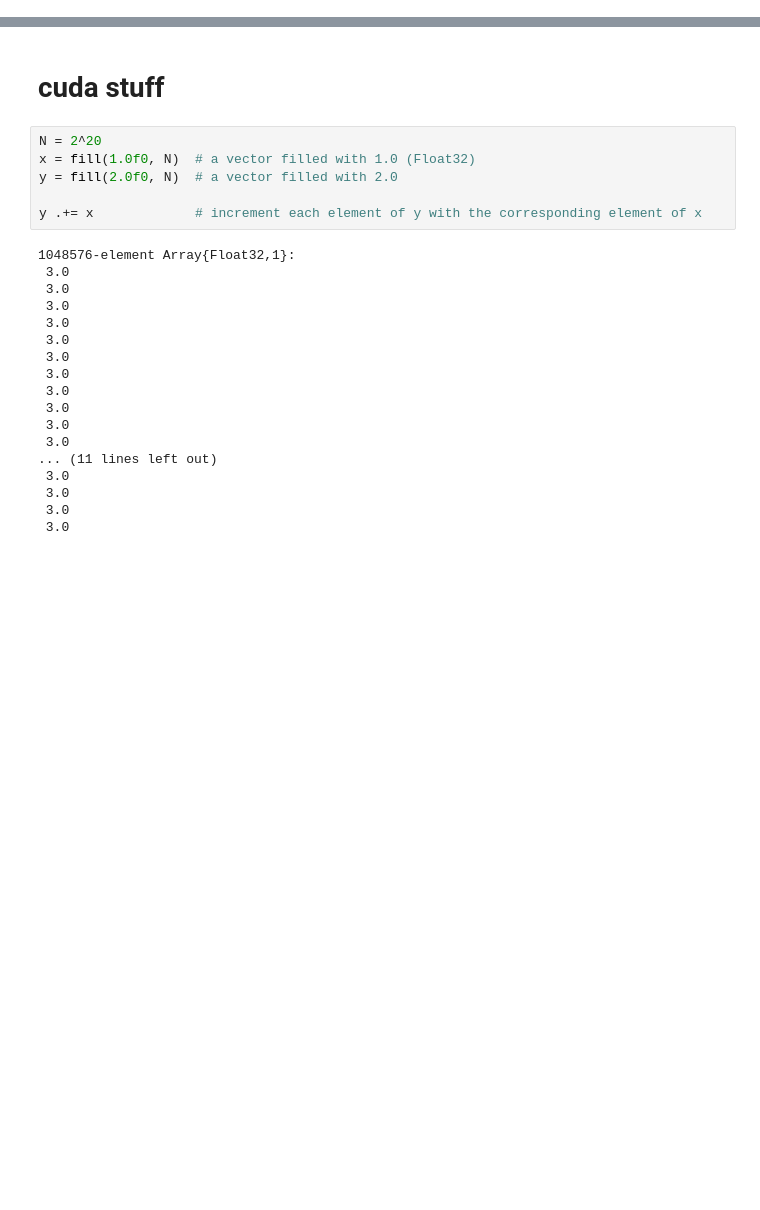
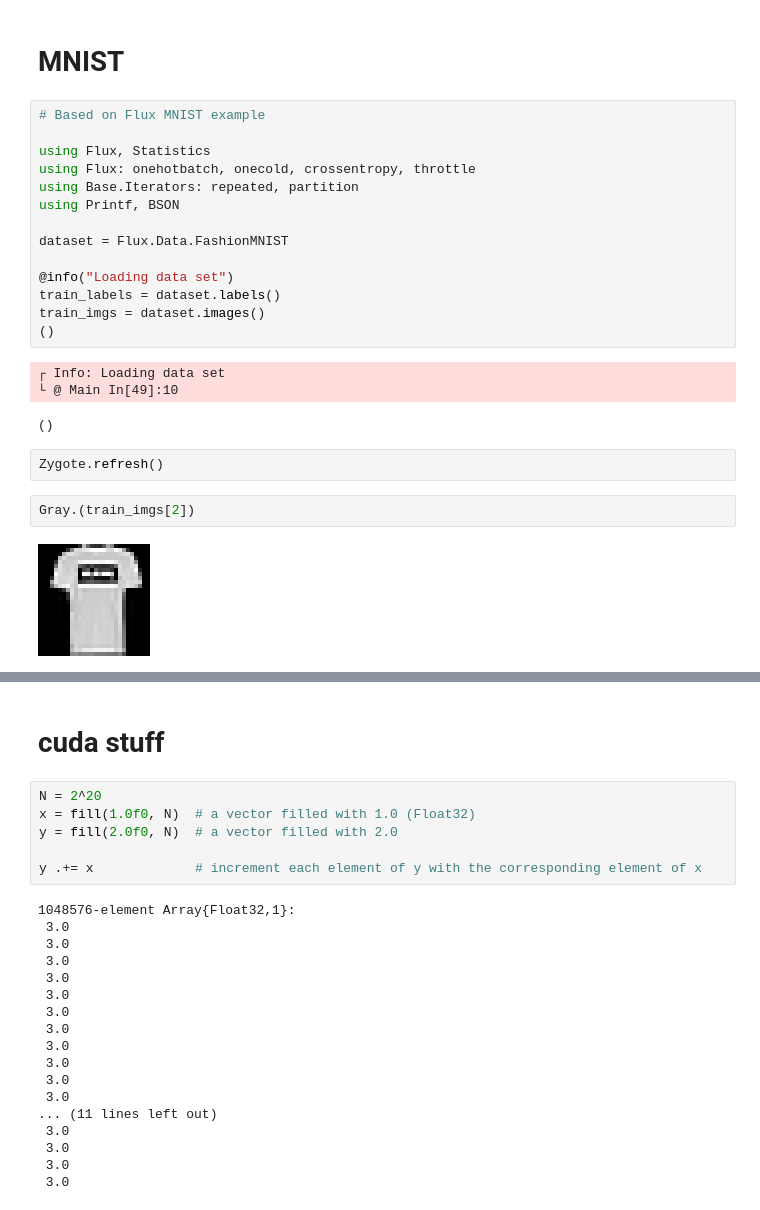
Before and after one commit to kazimuth/6.338, a Jupyter notebook: Nonsense.ipynb, the cells around one changed output, grey strips where cells are left out. Drawn from its saved outputs; the diff is of its cells as text; blank space fills up the shorter version.

```diff
--- a/Nonsense.ipynb
+++ b/Nonsense.ipynb
@@ -19,0 +503,26 @@ Zygote.refresh()
+# %% [markdown]
+# MNIST
+# %%
+# Based on Flux MNIST example
+
+using Flux, Statistics
+using Flux: onehotbatch, onecold, crossentropy, throttle
+using Base.Iterators: repeated, partition
+using Printf, BSON
+
+dataset = Flux.Data.FashionMNIST
+
+@info("Loading data set")
+train_labels = dataset.labels()
+train_imgs = dataset.images()
+()
+# %% [output]
+┌ Info: Loading data set
+└ @ Main In[49]:10
+()
+# %%
+Zygote.refresh()
+# %%
+Gray.(train_imgs[2])
+# %% [output]
+[figure, added]
```
Also changed, not shown: parts of 86 cells of this notebook, 1 other file.
